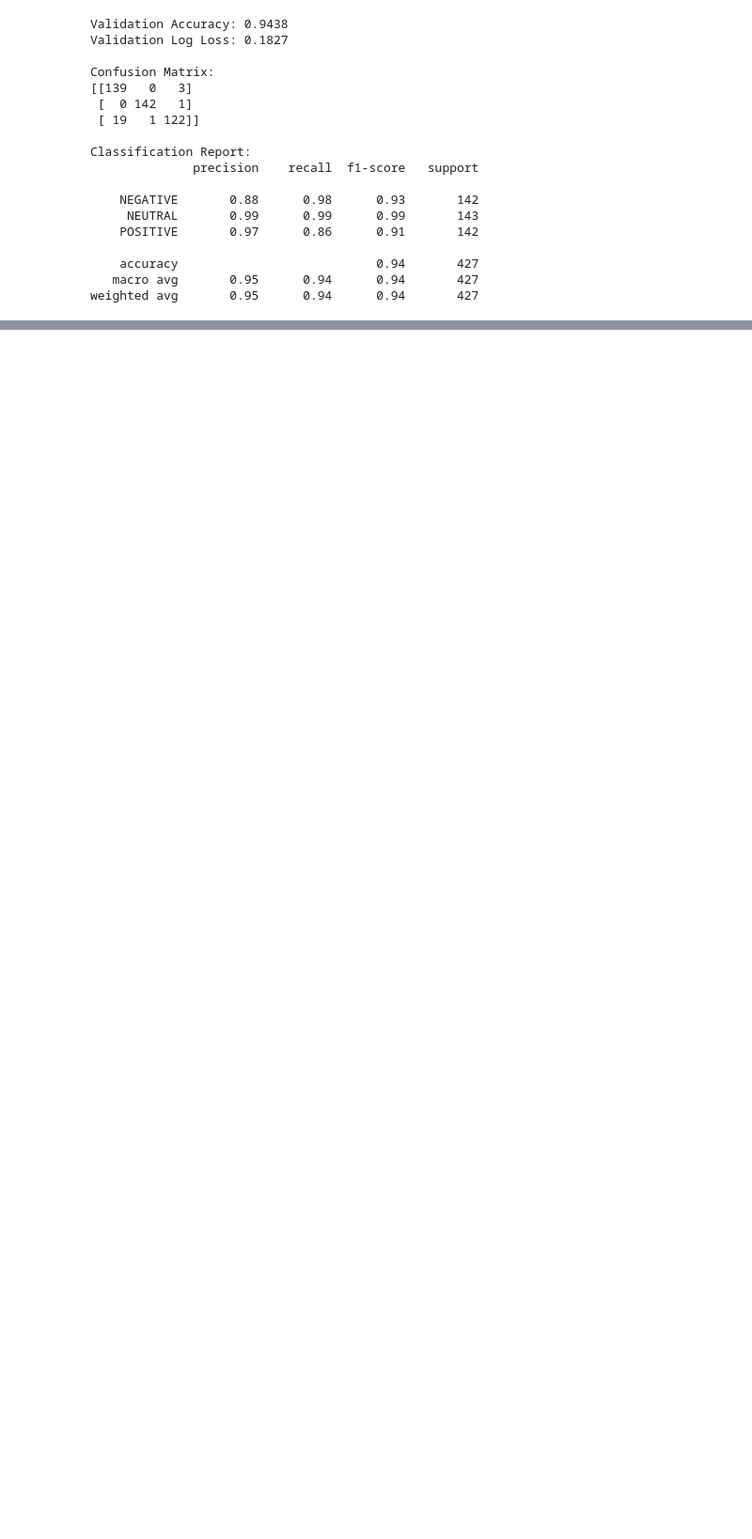
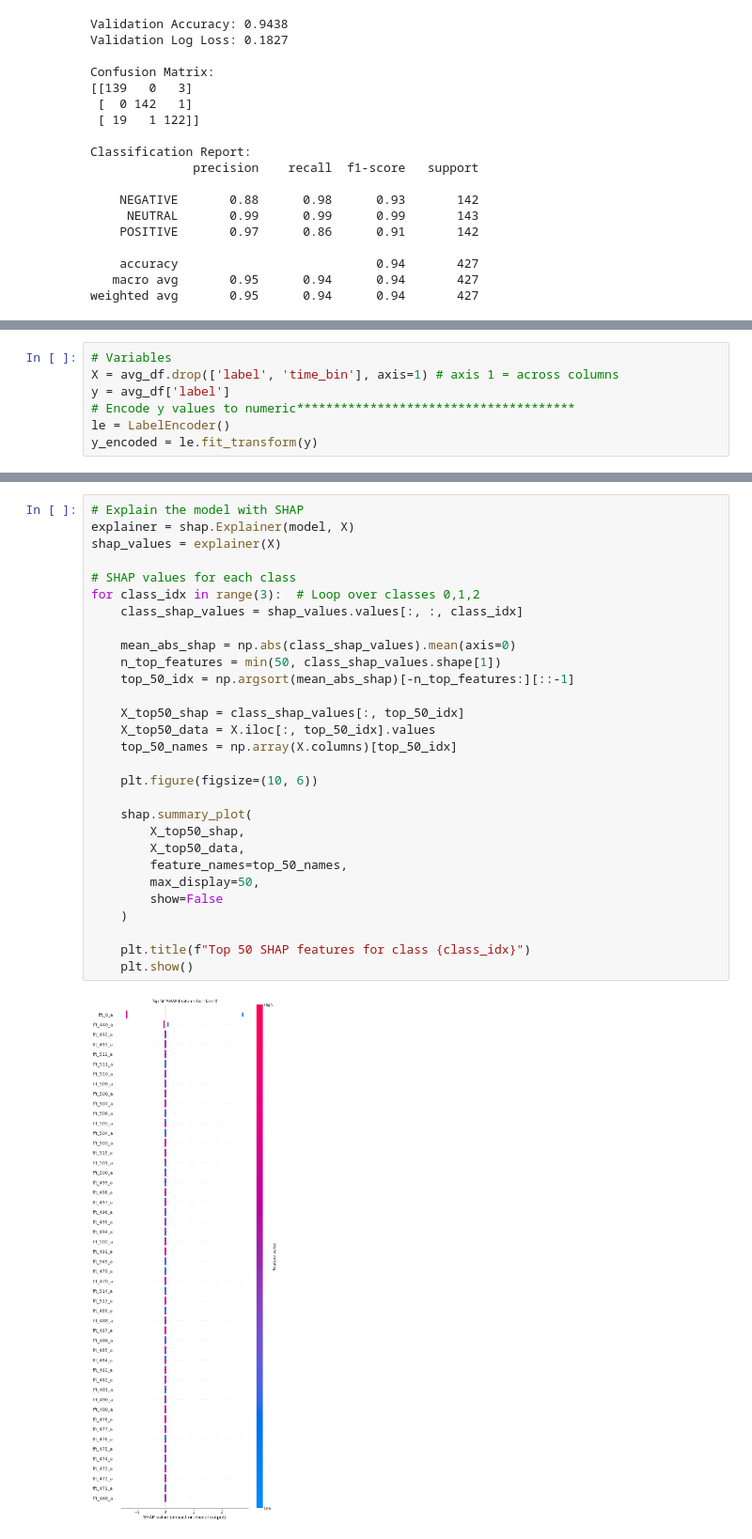
Before and after one commit to caliskate/neuro-emotion-classifier, a Jupyter notebook: neuro-emotion-classifier.ipynb, the cells around one changed output, grey strips where cells are left out. Shown at 94% size. Saved outputs shown, nothing was run; the diff lists cells and outputs as text; blank space fills up the shorter version.

```diff
--- a/neuro-emotion-classifier.ipynb
+++ b/neuro-emotion-classifier.ipynb
@@ -621,0 +531,7 @@ compare top 50 between classes, remove if not unique to each class -> retrain
+# %%
+# Variables
+X = avg_df.drop(['label', 'time_bin'], axis=1) # axis 1 = across columns
+y = avg_df['label']
+# Encode y values to numeric**************************************
+le = LabelEncoder()
+y_encoded = le.fit_transform(y)
@@ -621,0 +630,31 @@ compare top 50 between classes, remove if not unique to each class -> retrain
+# %%
+# Explain the model with SHAP
+explainer = shap.Explainer(model, X)
+shap_values = explainer(X)
+
+# SHAP values for each class
+for class_idx in range(3):  # Loop over classes 0,1,2
+    class_shap_values = shap_values.values[:, :, class_idx]
+
+    mean_abs_shap = np.abs(class_shap_values).mean(axis=0)
+    n_top_features = min(50, class_shap_values.shape[1])
+    top_50_idx = np.argsort(mean_abs_shap)[-n_top_features:][::-1]
+
+    X_top50_shap = class_shap_values[:, top_50_idx]
+    X_top50_data = X.iloc[:, top_50_idx].values
+    top_50_names = np.array(X.columns)[top_50_idx]
+
+    plt.figure(figsize=(10, 6))
+
+    shap.summary_plot(
+        X_top50_shap,
+        X_top50_data,
+        feature_names=top_50_names,
+        max_display=50,
+        show=False
+    )
+
+    plt.title(f"Top 50 SHAP features for class {class_idx}")
+    plt.show()
+# %% [output]
+[figure, added]
```
Also changed, not shown: parts of 36 cells of this notebook, 1 other file.
